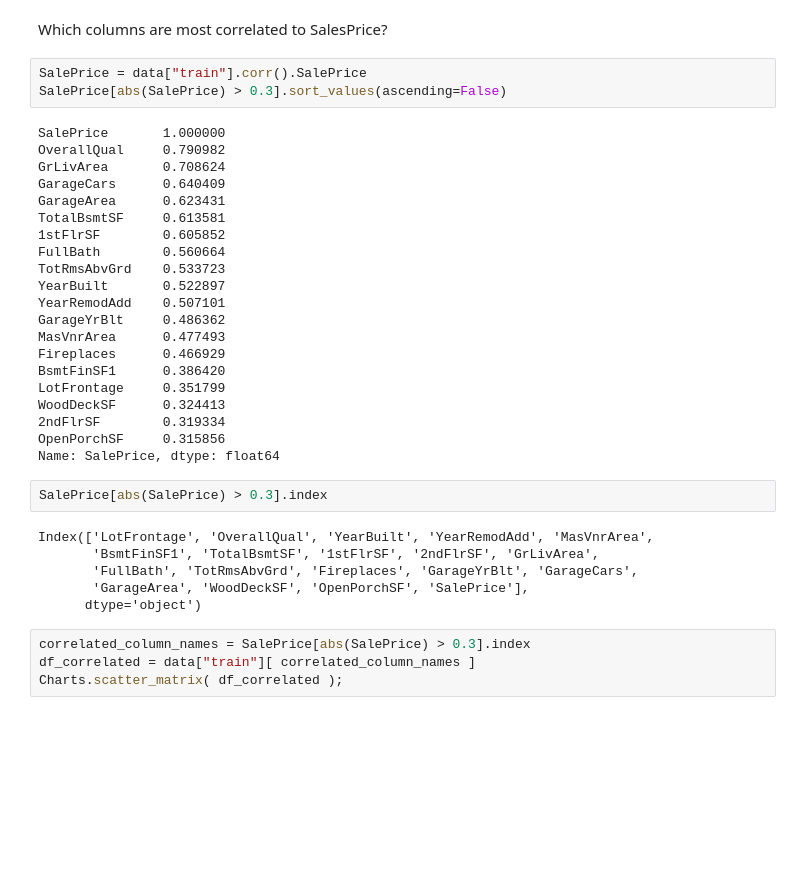
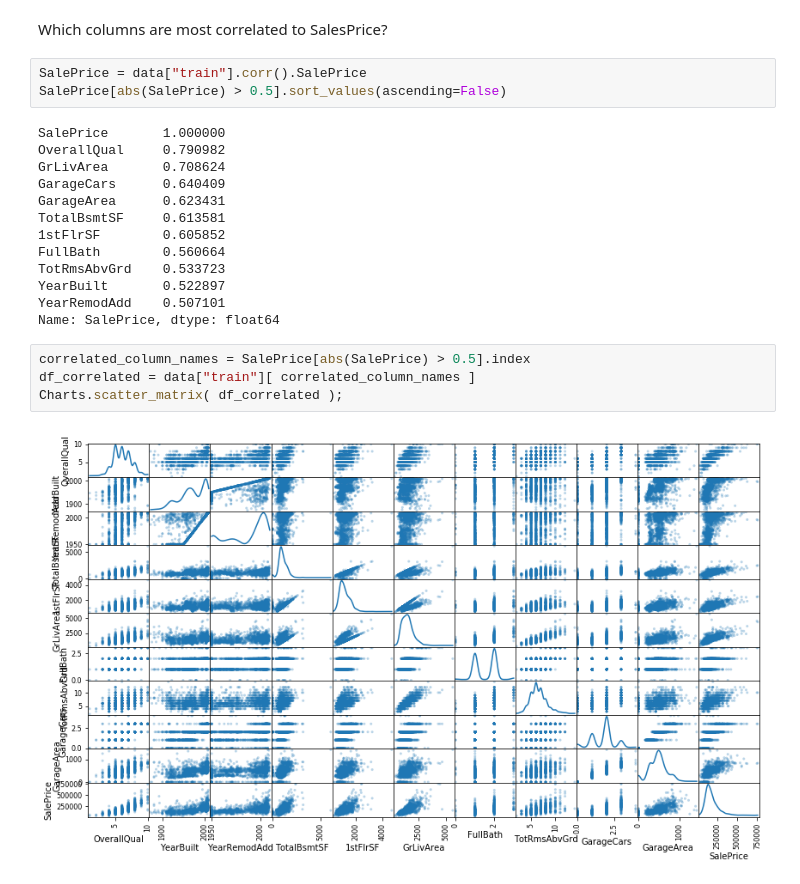
Before and after one commit to JamesMcGuigan/kaggle-house-prices, a Jupyter notebook: notebooks/correlations.ipynb, the cells around one changed output. Saved outputs shown, nothing was run; the diff lists cells and outputs as text; blank space fills up the shorter version.

Commit message:
jupyter | correlations | fix chart rendering

```diff
--- a/notebooks/correlations.ipynb
+++ b/notebooks/correlations.ipynb
@@ -57,7 +57,7 @@ Charts.heatmap(data["train"])
 Which columns are most correlated to SalesPrice?
 # %%
 SalePrice = data["train"].corr().SalePrice
-SalePrice[abs(SalePrice) > 0.3].sort_values(ascending=False)
+SalePrice[abs(SalePrice) > 0.5].sort_values(ascending=False)
 # %% [output]
 SalePrice       1.000000
 OverallQual     0.790982
@@ -70,24 +70,10 @@ FullBath        0.560664
 TotRmsAbvGrd    0.533723
 YearBuilt       0.522897
 YearRemodAdd    0.507101
-GarageYrBlt     0.486362
-MasVnrArea      0.477493
-Fireplaces      0.466929
-BsmtFinSF1      0.386420
-LotFrontage     0.351799
-WoodDeckSF      0.324413
-2ndFlrSF        0.319334
-OpenPorchSF     0.315856
 Name: SalePrice, dtype: float64
-# %%
-SalePrice[abs(SalePrice) > 0.3].index
-# %% [output]
-Index(['LotFrontage', 'OverallQual', 'YearBuilt', 'YearRemodAdd', 'MasVnrArea',
-       'BsmtFinSF1', 'TotalBsmtSF', '1stFlrSF', '2ndFlrSF', 'GrLivArea',
-       'FullBath', 'TotRmsAbvGrd', 'Fireplaces', 'GarageYrBlt', 'GarageCars',
-       'GarageArea', 'WoodDeckSF', 'OpenPorchSF', 'SalePrice'],
-      dtype='object')
 # %%
-correlated_column_names = SalePrice[abs(SalePrice) > 0.3].index
+correlated_column_names = SalePrice[abs(SalePrice) > 0.5].index
 df_correlated = data["train"][ correlated_column_names ]
 Charts.scatter_matrix( df_correlated );
+# %% [output]
+[figure, added]
```
